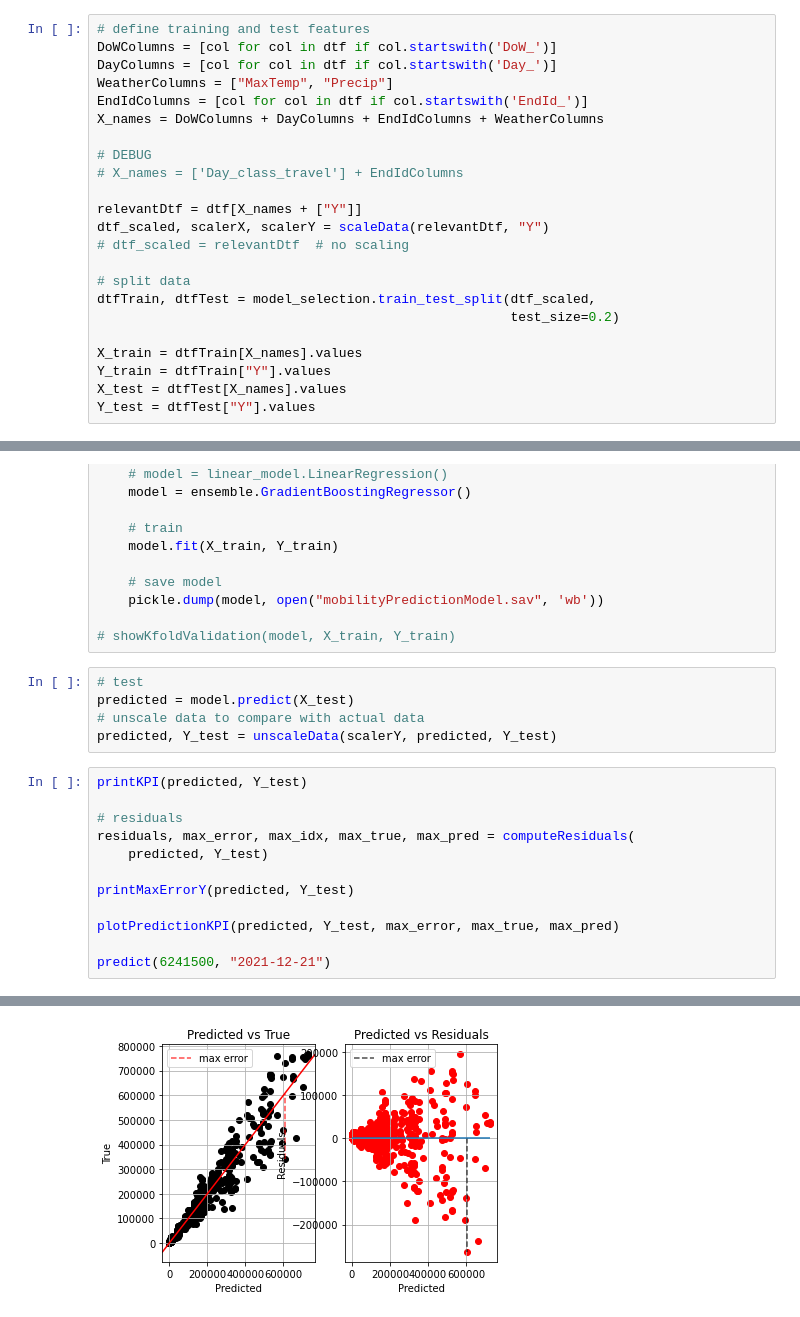
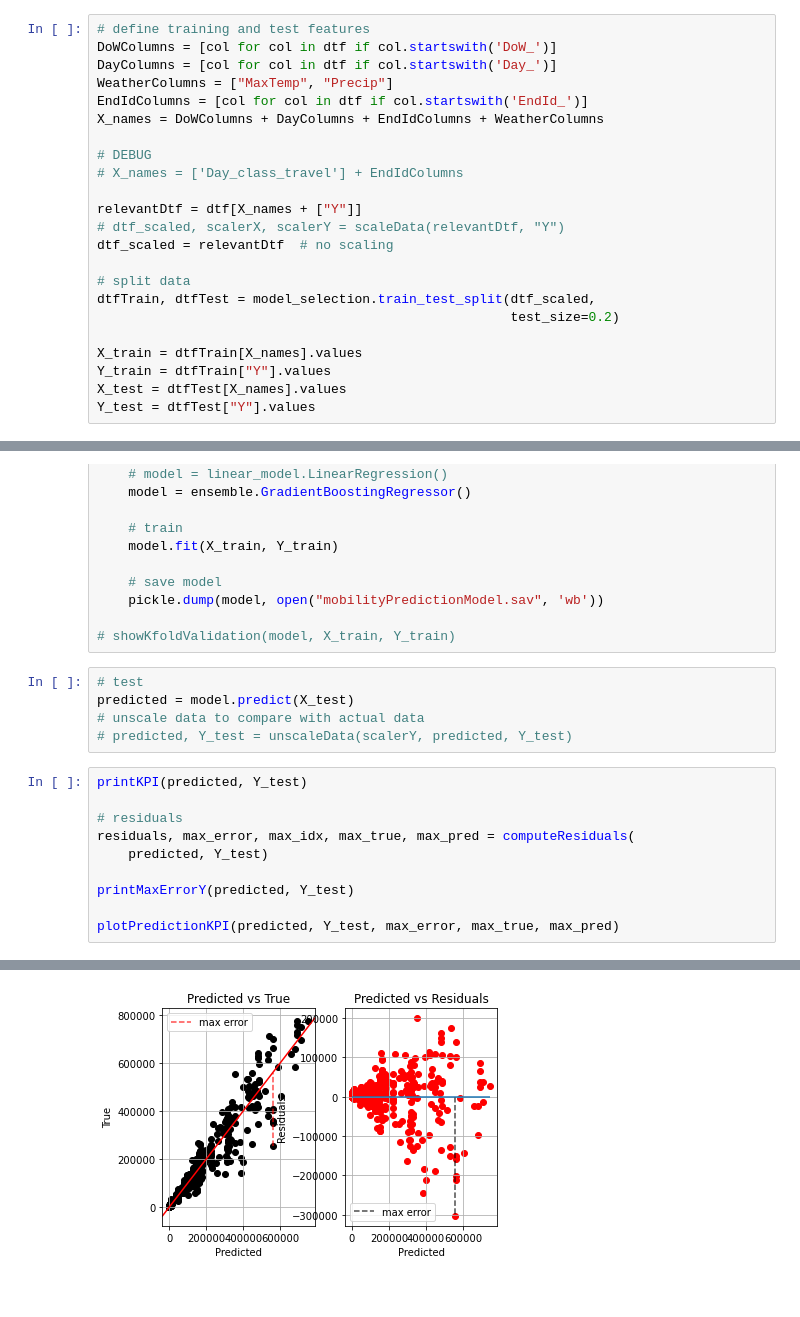
Before and after one commit to jheubuch/hke-tourguide-ki, a Jupyter notebook: src/mobility.ipynb, the cells around one changed output, grey strips where cells are left out. Saved outputs shown, nothing was run; the diff lists cells and outputs as text.

```diff
--- a/src/mobility.ipynb
+++ b/src/mobility.ipynb
@@ -476,8 +514,8 @@ X_names = DoWColumns + DayColumns + EndIdColumns + WeatherColumns
 # X_names = ['Day_class_travel'] + EndIdColumns
 
 relevantDtf = dtf[X_names + ["Y"]]
-dtf_scaled, scalerX, scalerY = scaleData(relevantDtf, "Y")
-# dtf_scaled = relevantDtf  # no scaling
+# dtf_scaled, scalerX, scalerY = scaleData(relevantDtf, "Y")
+dtf_scaled = relevantDtf  # no scaling
 
 # split data
 dtfTrain, dtfTest = model_selection.train_test_split(dtf_scaled,
@@ -509,7 +547,7 @@ else:
 # test
 predicted = model.predict(X_test)
 # unscale data to compare with actual data
-predicted, Y_test = unscaleData(scalerY, predicted, Y_test)
+# predicted, Y_test = unscaleData(scalerY, predicted, Y_test)
 # %%
 printKPI(predicted, Y_test)
 
@@ -520,6 +558,4 @@ residuals, max_error, max_idx, max_true, max_pred = computeResiduals(
 printMaxErrorY(predicted, Y_test)
 
 plotPredictionKPI(predicted, Y_test, max_error, max_true, max_pred)
-
-predict(6241500, "2021-12-21")
 # %% [output]
@@ -537 +579 @@ Max Error Y:             Bucket    EndId                            EndName
-[figure, old version]
+[figure, new version]
```
Also changed, not shown: parts of 4 cells of this notebook.
